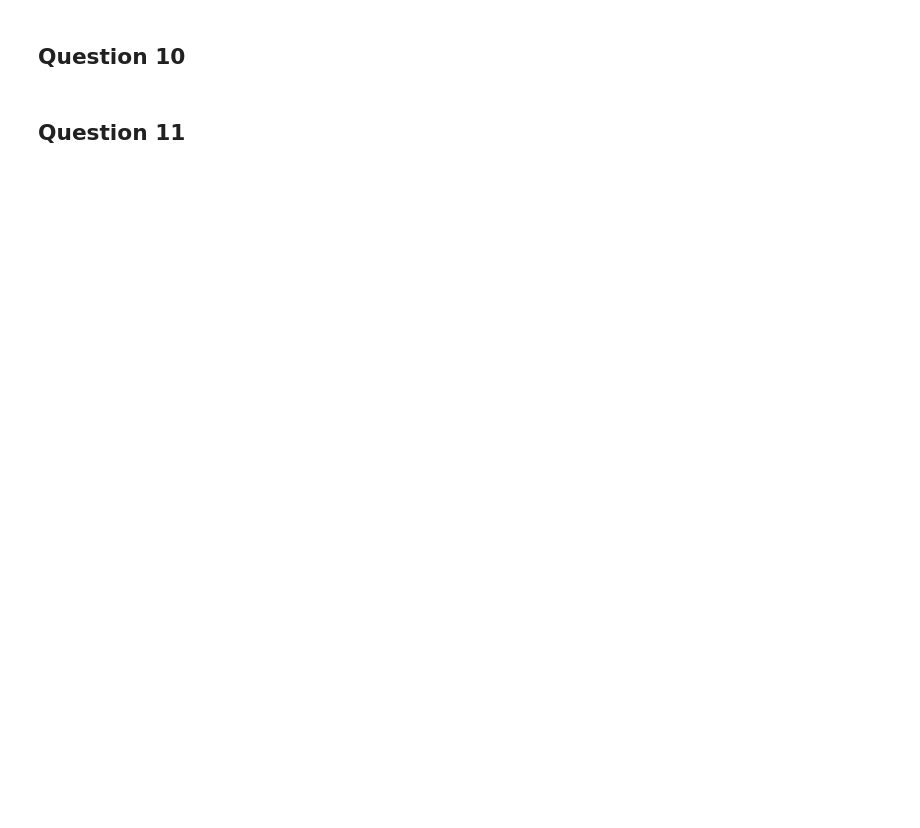
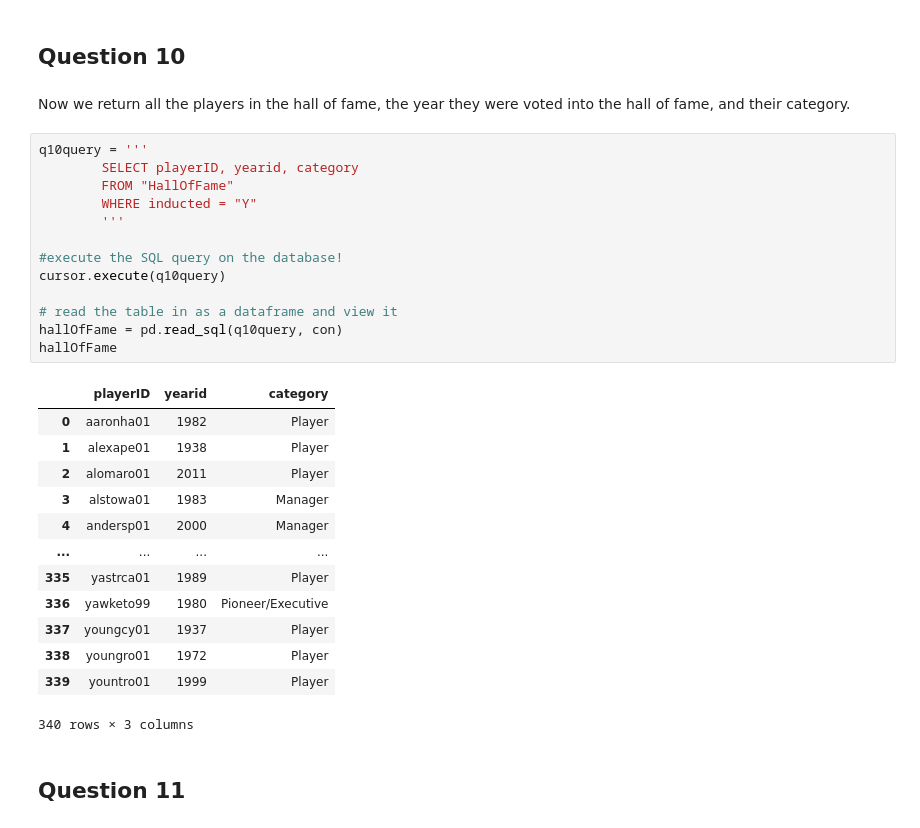
Before and after one commit to solivagvs/stat554hw05, a Jupyter notebook: sandorHW05.ipynb, the cells around one changed output. Saved outputs shown, nothing was run; the diff lists cells and outputs as text; blank space fills up the shorter version.

```diff
--- a/sandorHW05.ipynb
+++ b/sandorHW05.ipynb
@@ -124,4 +205,33 @@ This probability is much lower than, say, 0.05, so we can say it is statisticall
 # %% [markdown]
 ## Question 10
+# %% [markdown]
+Now we return all the players in the hall of fame, the year they were voted into the hall of fame, and their category.
+# %%
+q10query = '''
+        SELECT playerID, yearid, category
+        FROM "HallOfFame"
+        WHERE inducted = "Y"
+        '''
+
+#execute the SQL query on the database!
+cursor.execute(q10query)
+
+# read the table in as a dataframe and view it
+hallOfFame = pd.read_sql(q10query, con)
+hallOfFame
+# %% [output]
+|  | playerID | yearid | category |
+| 0 | aaronha01 | 1982 | Player |
+| 1 | alexape01 | 1938 | Player |
+| 2 | alomaro01 | 2011 | Player |
+| 3 | alstowa01 | 1983 | Manager |
+| 4 | andersp01 | 2000 | Manager |
+| ... | ... | ... | ... |
+| 335 | yastrca01 | 1989 | Player |
+| 336 | yawketo99 | 1980 | Pioneer/Executive |
+| 337 | youngcy01 | 1937 | Player |
+| 338 | youngro01 | 1972 | Player |
+| 339 | yountro01 | 1999 | Player |
+340 rows × 3 columns
 # %% [markdown]
 ## Question 11
```
Also changed, not shown: parts of 10 cells of this notebook.
